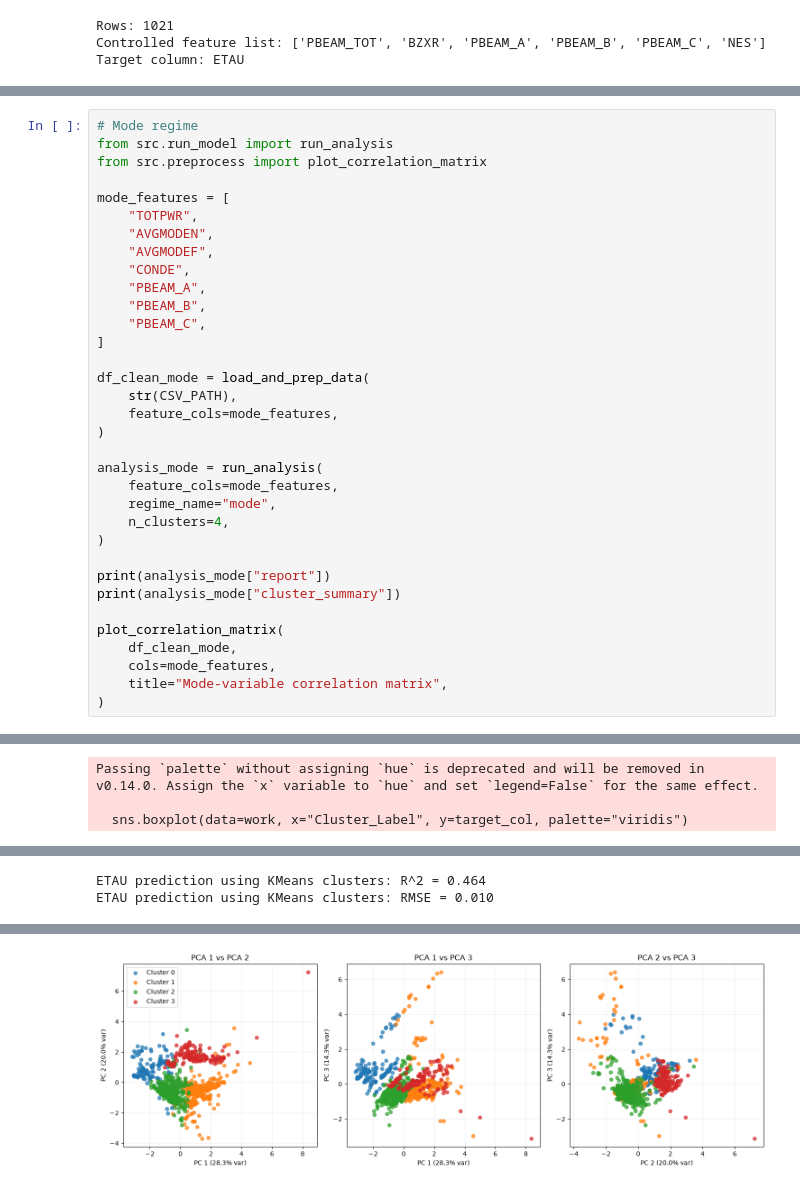
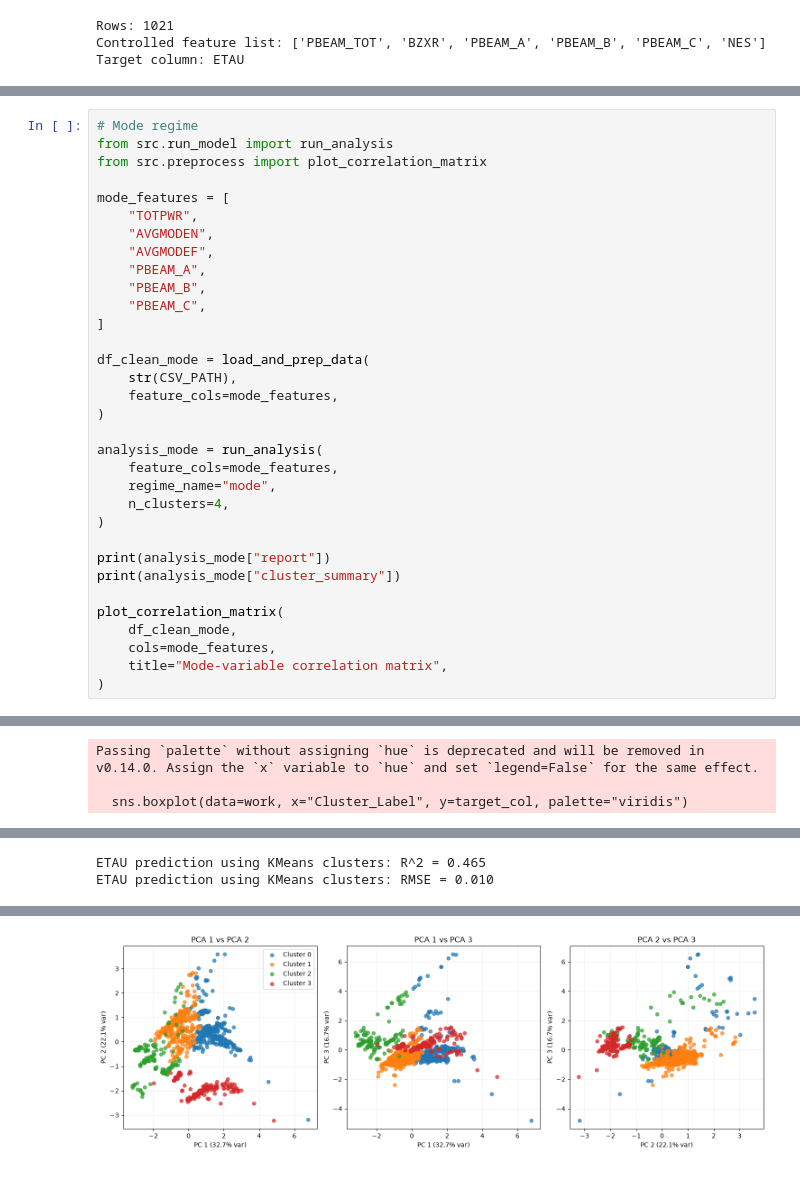
Before and after one commit to aldensantoso/electron_thermal_transport, a Jupyter notebook: 02_data_preprocessing.ipynb, the cells around one changed output, grey strips where cells are left out. Cells and saved outputs as stored; diff of their text form.

```diff
--- a/02_data_preprocessing.ipynb
+++ b/02_data_preprocessing.ipynb
@@ -243,7 +212,6 @@ mode_features = [
     "TOTPWR",
     "AVGMODEN",
     "AVGMODEF",
-    "CONDE",
     "PBEAM_A",
     "PBEAM_B",
     "PBEAM_C",
@@ -296,2 +264,2 @@ Passing `palette` without assigning `hue` is deprecated and will be removed in v
-ETAU prediction using KMeans clusters: R^2 = 0.464
+ETAU prediction using KMeans clusters: R^2 = 0.465
 ETAU prediction using KMeans clusters: RMSE = 0.010
@@ -299 +267 @@ ETAU prediction using KMeans clusters: RMSE = 0.010
-[figure, old version]
+[figure, new version]
```
Also changed, not shown: parts of 5 cells of this notebook, 2 other files.
